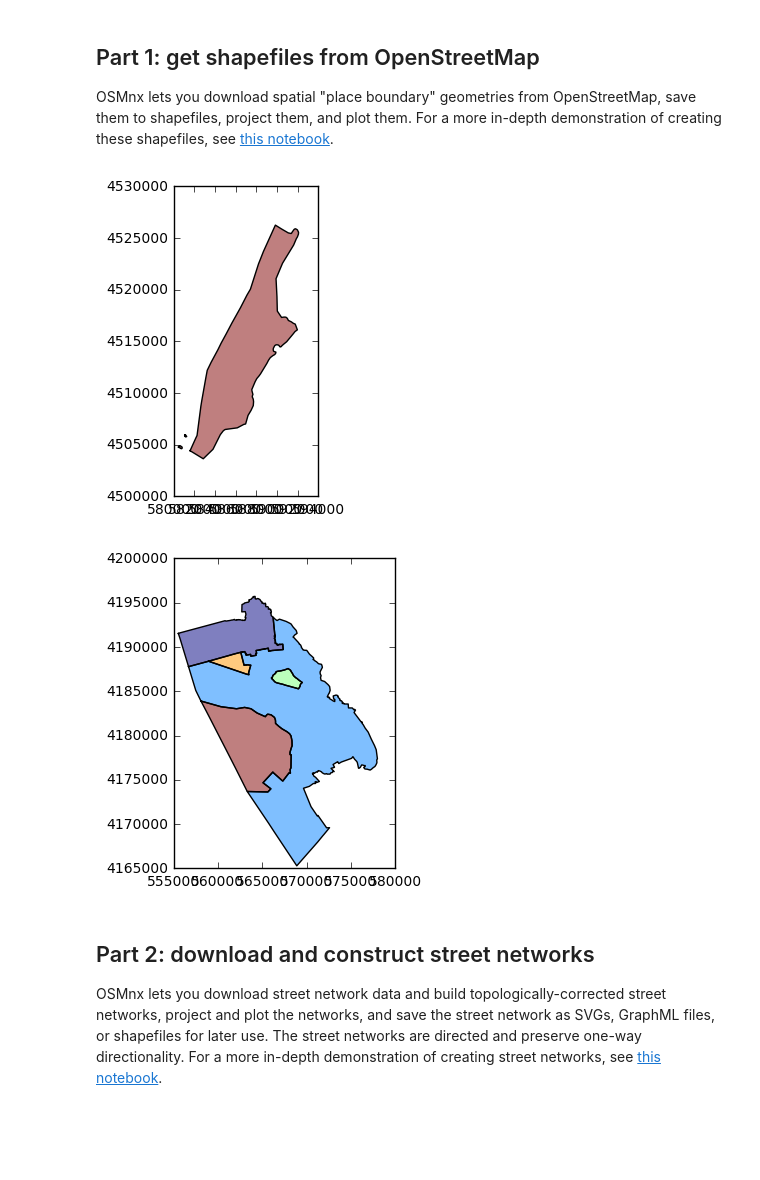
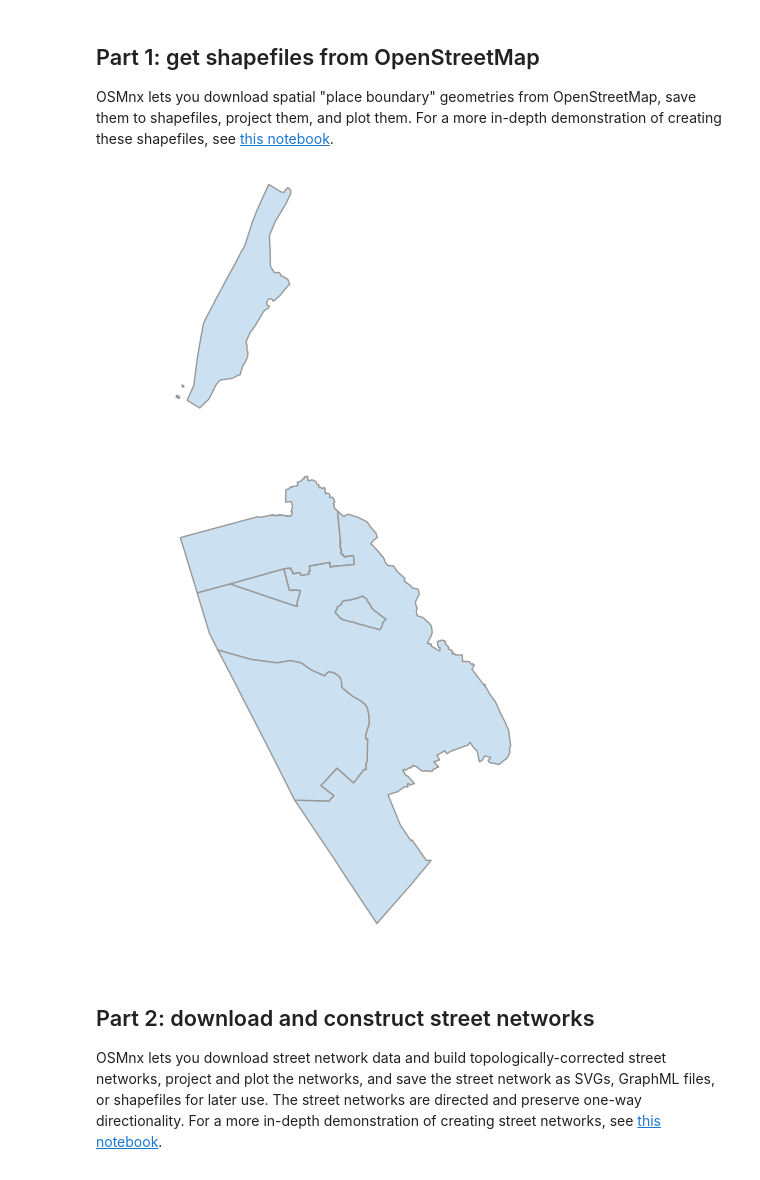
Before and after one commit to gboeing/osmnx, a Jupyter notebook: 01-overview-osmnx.ipynb, the cells around one changed output. Saved outputs shown, nothing was run; the diff lists cells and outputs as text; code cells hidden in the pictures; blank space fills up the shorter version.

Commit message:
added plot_shape and basic_stats functions

```diff
--- a/01-overview-osmnx.ipynb
+++ b/01-overview-osmnx.ipynb
@@ -13,11 +13,11 @@ OSMnx lets you download spatial "place boundary" geometries from OpenStreetMap,
 # %%
 # get the boundary polygon for manhattan, save it as a shapefile, project it to UTM, and plot it
 city = ox.gdf_from_place('Manhattan, New York City, New York, USA')
 ox.save_gdf_shapefile(city)
 city = ox.project_gdf(city)
-ax = city.plot()
+fig, ax = ox.plot_shape(city, figsize=(3,3))
 # %% [output]
-[figure, old version]
+[figure, new version]
 # %%
 # get the boundary polygons for multiple cities, save as shapefile, project to UTM, and plot
 place_names = ['Berkeley, California, USA',
@@ -28,9 +28,9 @@ place_names = ['Berkeley, California, USA',
 east_bay = ox.gdf_from_places(place_names)
 ox.save_gdf_shapefile(east_bay)
 east_bay = ox.project_gdf(east_bay)
-ax = east_bay.plot()
+fig, ax = ox.plot_shape(east_bay)
 # %% [output]
-[figure, old version]
+[figure, new version]
 # %% [markdown]
 ## Part 2: download and construct street networks
 
```
Also changed, not shown: parts of 6 cells of this notebook, 5 other files.
